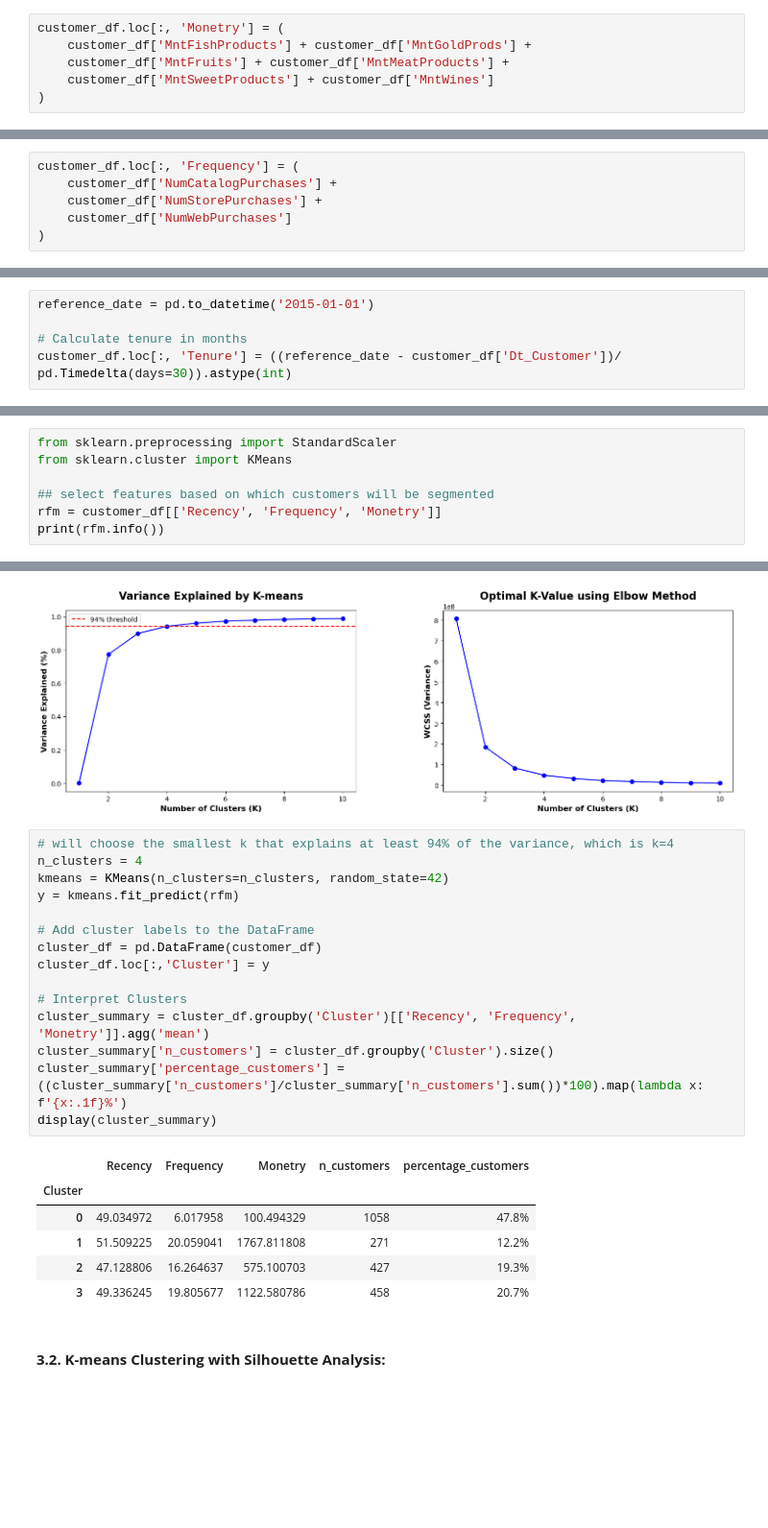
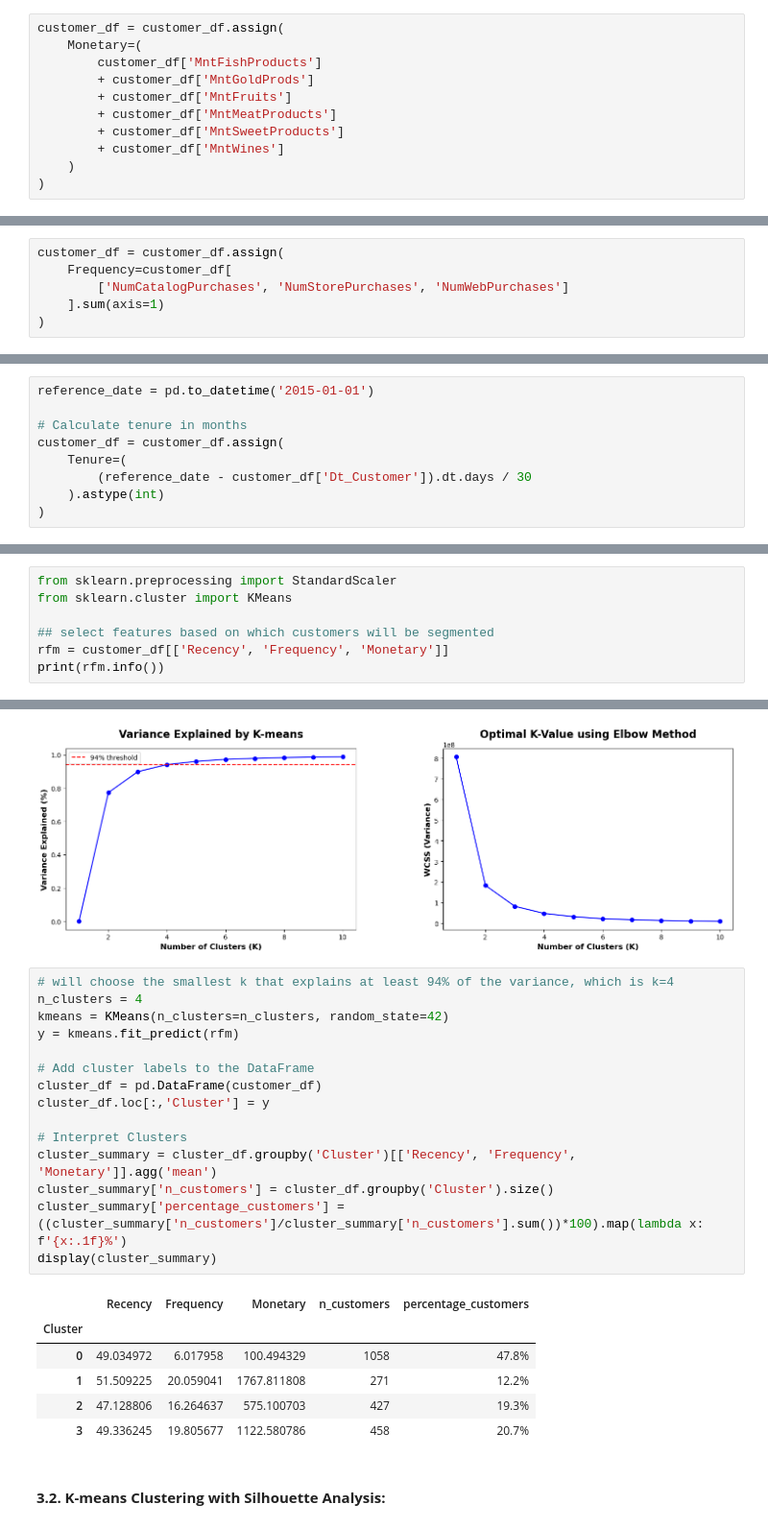
Before and after one commit to annugit1655/Customer-Personality-Analysis-with-CLTV, a Jupyter notebook: notebooks/customer-personality-analysis.ipynb, the cells around one changed output, grey strips where cells are left out. Shown at 96% size. Cells and saved outputs as stored; diff of their text form; blank space fills up the shorter version.

Commit message:
cluster_interpretation

```diff
--- a/notebooks/customer-personality-analysis.ipynb
+++ b/notebooks/customer-personality-analysis.ipynb
@@ -369,8 +339,13 @@ See the caveats in the documentation: https://pandas.pydata.org/pandas-docs/stab
 
 Aggregate the expenses across all product categories to compute each customer's total expenditure.
 # %%
-customer_df.loc[:, 'Monetry'] = (
-    customer_df['MntFishProducts'] + customer_df['MntGoldProds'] +
-    customer_df['MntFruits'] + customer_df['MntMeatProducts'] +
-    customer_df['MntSweetProducts'] + customer_df['MntWines']
+customer_df = customer_df.assign(
+    Monetary=(
+        customer_df['MntFishProducts']
+        + customer_df['MntGoldProds']
+        + customer_df['MntFruits']
+        + customer_df['MntMeatProducts']
+        + customer_df['MntSweetProducts']
+        + customer_df['MntWines']
+    )
 )
@@ -385,8 +354,8 @@ See the caveats in the documentation: https://pandas.pydata.org/pandas-docs/stab
 
 Use features like `NumWebPurchases`, `NumCatalogPurchases`, and `NumStorePurchases` to compute how often a customer shops across different channels.
 # %%
-customer_df.loc[:, 'Frequency'] = (
-    customer_df['NumCatalogPurchases'] +
-    customer_df['NumStorePurchases'] +
-    customer_df['NumWebPurchases']
+customer_df = customer_df.assign(
+    Frequency=customer_df[
+        ['NumCatalogPurchases', 'NumStorePurchases', 'NumWebPurchases']
+    ].sum(axis=1)
 )
@@ -404,4 +367,8 @@ Computing how many months each customer has been connected to the company based
 reference_date = pd.to_datetime('2015-01-01')
 
 # Calculate tenure in months
-customer_df.loc[:, 'Tenure'] = ((reference_date - customer_df['Dt_Customer'])/ pd.Timedelta(days=30)).astype(int)
+customer_df = customer_df.assign(
+    Tenure=(
+        (reference_date - customer_df['Dt_Customer']).dt.days / 30
+    ).astype(int)
+)
@@ -549,7 +510,7 @@ from sklearn.preprocessing import StandardScaler
 from sklearn.cluster import KMeans
 
 ## select features based on which customers will be segmented
-rfm = customer_df[['Recency', 'Frequency', 'Monetry']]
+rfm = customer_df[['Recency', 'Frequency', 'Monetary']]
 print(rfm.info())
 # %% [output]
 <class 'pandas.core.frame.DataFrame'>
@@ -620,20 +581,20 @@ plt.show()
 # %%
 # will choose the smallest k that explains at least 94% of the variance, which is k=4
 n_clusters = 4
 kmeans = KMeans(n_clusters=n_clusters, random_state=42)
 y = kmeans.fit_predict(rfm)
 
 # Add cluster labels to the DataFrame
 cluster_df = pd.DataFrame(customer_df)
 cluster_df.loc[:,'Cluster'] = y
 
 # Interpret Clusters
-cluster_summary = cluster_df.groupby('Cluster')[['Recency', 'Frequency', 'Monetry']].agg('mean')
+cluster_summary = cluster_df.groupby('Cluster')[['Recency', 'Frequency', 'Monetary']].agg('mean')
 cluster_summary['n_customers'] = cluster_df.groupby('Cluster').size()
 cluster_summary['percentage_customers'] = ((cluster_summary['n_customers']/cluster_summary['n_customers'].sum())*100).map(lambda x: f'{x:.1f}%')
 display(cluster_summary)
 # %% [output]
-|  | Recency | Frequency | Monetry | n_customers | percentage_customers |
+|  | Recency | Frequency | Monetary | n_customers | percentage_customers |
 | Cluster |  |  |  |  |  |
 | 0 | 49.034972 | 6.017958 | 100.494329 | 1058 | 47.8% |
 | 1 | 51.509225 | 20.059041 | 1767.811808 | 271 | 12.2% |
```
Also changed, not shown: parts of 12 cells of this notebook.
